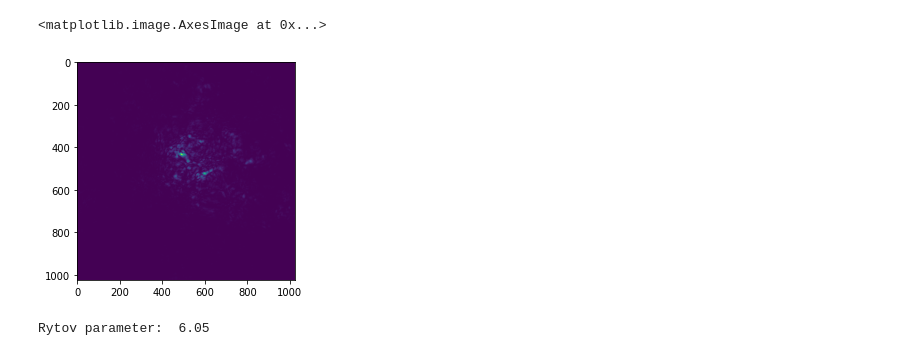
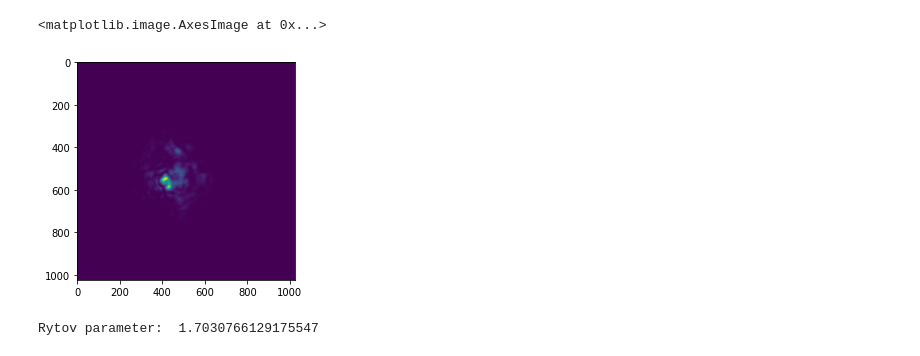
Before and after one commit to KlenM/pyAtmosphere, a Jupyter notebook: main.ipynb, the cells around one changed output. Saved outputs shown, nothing was run; the diff lists cells and outputs as text; code cells hidden in the pictures.

```diff
--- a/main.ipynb
+++ b/main.ipynb
@@ -28,44 +23,40 @@ from aqc.utils import pp
 # %%
 channel = AQC(
   grid=RectGrid(
     resolution=2**10,
-    delta=0.005
+    delta=0.001
   ),
   source=GaussianSource(
       wvl=808e-9,
-      w0=18e-2 / 2,
+      w0=0.09,
       F0=np.inf
   ),
   path=IdenticalPhaseScreensPath(
-    phase_screen=SUPhaseScreen(
+    phase_screen=SSPhaseScreen(
       model=MVKModel(
-        Cn2=1e-16,
+        Cn2=1e-15,
         l0=6e-3,
         L0=1e3,
       ),
       f_grid=RandLogPolarGrid(
         points=2**10,
         f_min=1 / 1e3 / 15,
-        f_max=1 / 1e-3 * 2
+        f_max=1 / 6e-3 * 2
       )
     ),
-    length=140e3,
-    count=20
+    length=10e3,
+    count=5
   ),
   pupil=CirclePupil(
-    radius=1
+    radius=0.02
   ),
-  use_GPU=True
 )
+plt.imshow(I(channel, pupil=False).get())
+# %% [output]
+<matplotlib.image.AxesImage at 0x...>
+[figure, added]
-# %%
-cupy.random.seed(seed=1)
-plt.figure(figsize=(4,4))
-plt.imshow(I(channel, pupil=False).get())
-# %% [output]
-<matplotlib.image.AxesImage at 0x...>
-[figure, removed]
 # %%
 SR = np.sqrt(get_rytov2(channel.path.phase_screen.model.Cn2, channel.source.k, channel.path.length))
-print("Rytov parameter: ", pp(SR))
+print("Rytov parameter: ", SR)
 # %% [output]
-Rytov parameter:  6.05
+Rytov parameter:  1.7030766129175547
```
Also changed, not shown: parts of 11 cells of this notebook, 26 other files.
